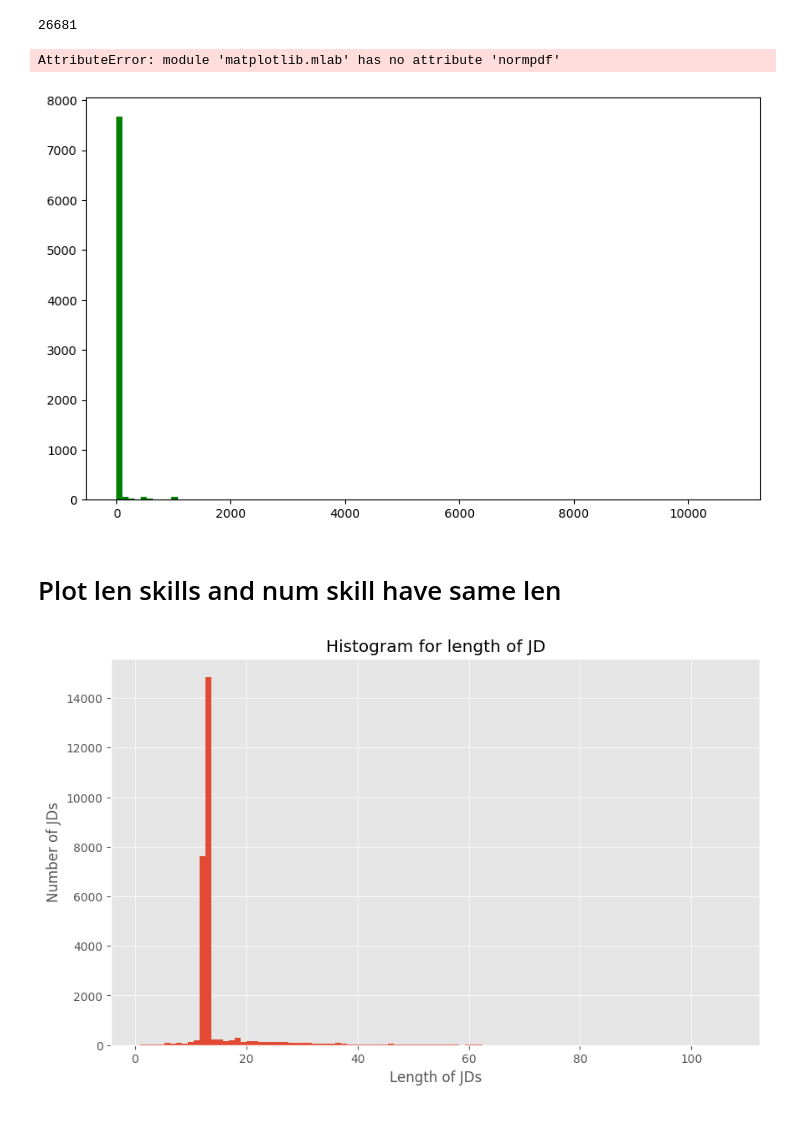
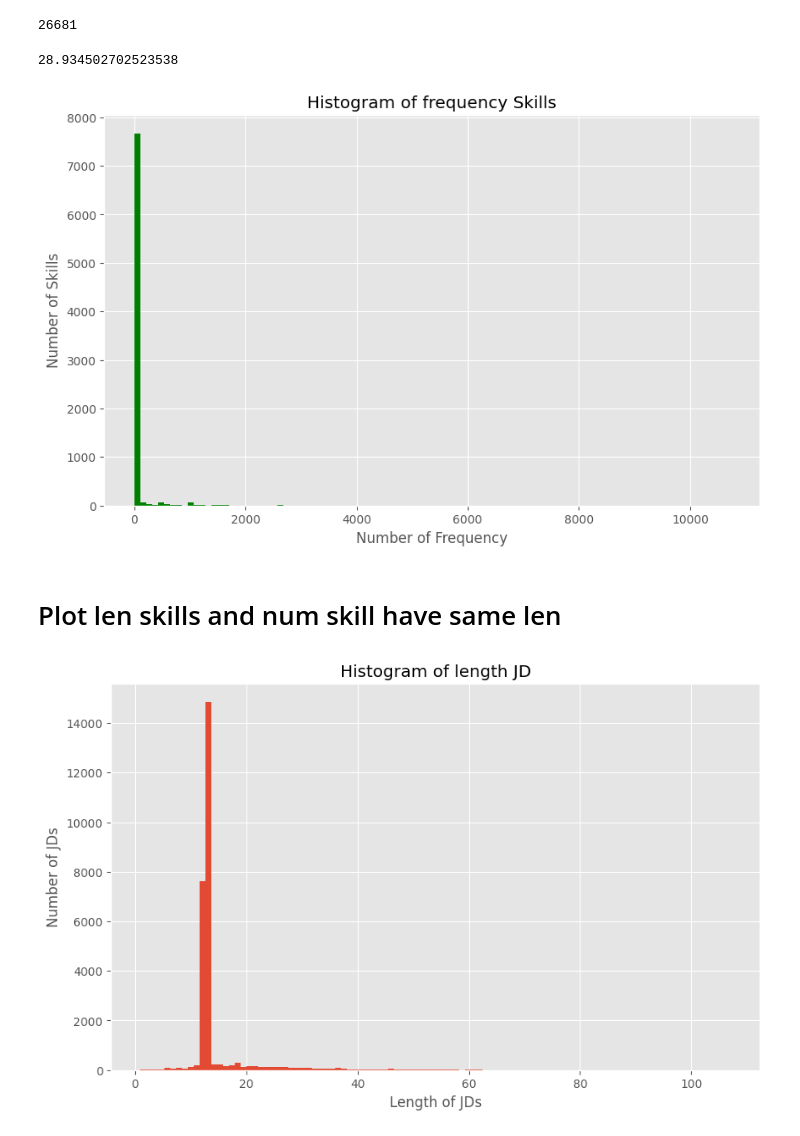
Before and after one commit to nnccuong-tmabd/middle-intern-tma, a Jupyter notebook: plot_data.ipynb, the cells around one changed output. Drawn from its saved outputs; the diff is of its cells as text; code cells hidden in the pictures.

Commit message:
update slide #1

```diff
--- a/plot_data.ipynb
+++ b/plot_data.ipynb
@@ -40,19 +42,20 @@ import matplotlib.pyplot as plt
+# %%
+1 + 3.332 * math.log2(len(set(statist_freq)))
+# %% [output]
+28.934502702523538
 # %%
 plt.figure(figsize=(10, 6))
 # plt.style.use('ggplot')
 # plt.style.use('bmh')
 n, bins, patches = plt.hist(statist_freq, bins=100, facecolor='green')
 
-y = mlab.normpdf(bins, mu, sigma)
-
 plt.xlabel('Number of Frequency')
 plt.ylabel('Number of Skills')
-plt.title('Histogram for frequency of Skills')
-plt.show()
-# plt.savefig('slide/plot/histogram_of_frequency_skills.png')
+plt.title('Histogram of frequency Skills')
+# plt.show()
+plt.savefig('slide/plot/histogram_of_frequency_skills.png')
 # %% [output]
-AttributeError: module 'matplotlib.mlab' has no attribute 'normpdf'
-[figure, old version]
+[figure, new version]
 # %% [markdown]
 # Plot len skills and num skill have same len
 # %%
@@ -68,12 +71,13 @@ statist_len = count_len_jds(total_skill_jds)
 # %%
 import matplotlib.pyplot as plt
 
+plt.style.use('ggplot')
 
 plt.figure(figsize=(10, 6))
 plt.hist(statist_len, bins=100)
 plt.xlabel('Length of JDs')
 plt.ylabel('Number of JDs')
-plt.title('Histogram for length of JD')
+plt.title('Histogram of length JD')
 plt.savefig('slide/plot/histogram_of_length_skills.png')
 # %% [output]
-[figure, old version]
+[figure, new version]
```
Also changed, not shown: parts of 2 cells of this notebook, 8 other files.
